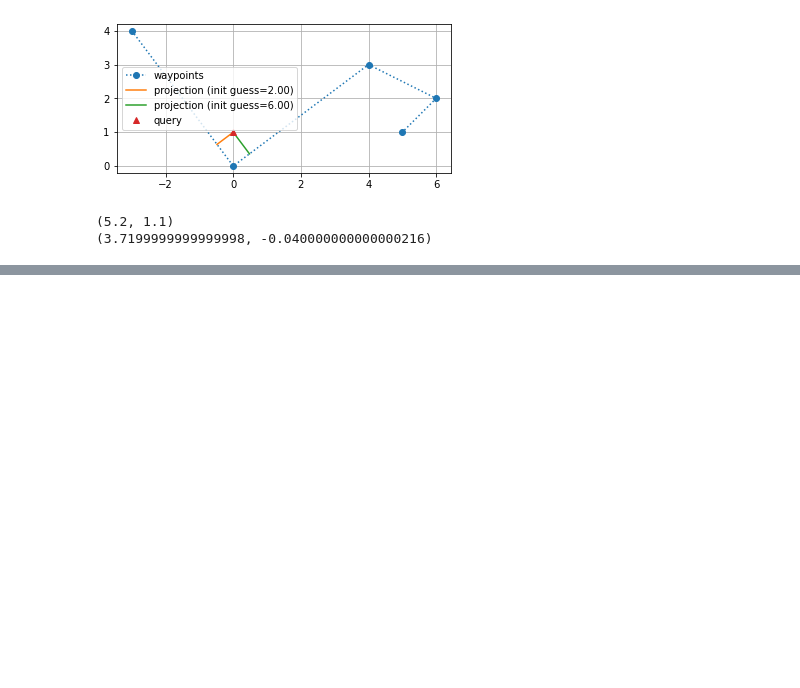
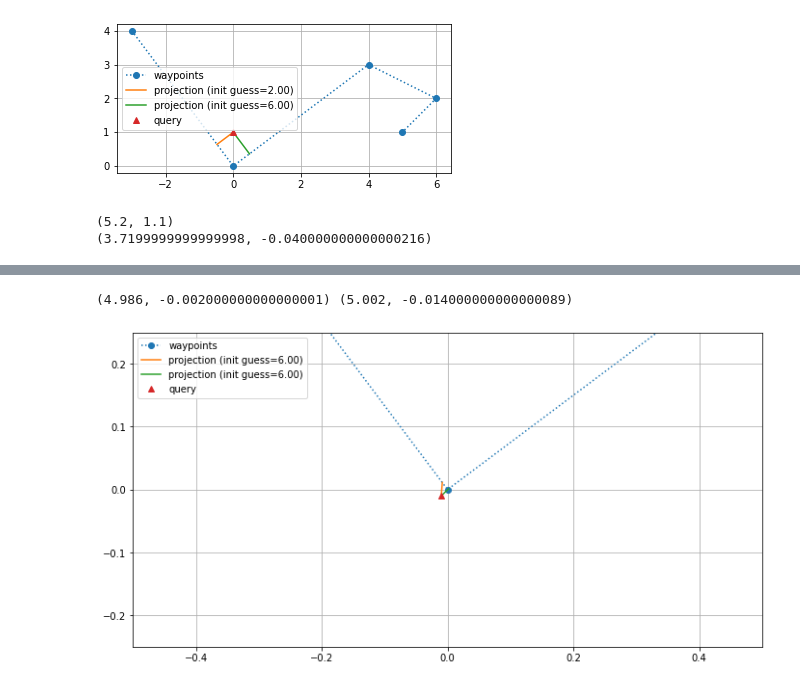
Before and after one commit to lkmuk/modular-mobile-robotics, a Jupyter notebook: examples/piecewise/dev_polyline.ipynb, the cells around one changed output, grey strips where cells are left out. Cells and saved outputs as stored; diff of their text form; code cells hidden in the pictures; blank space fills up the shorter version.

```diff
--- a/examples/piecewise/dev_polyline.ipynb
+++ b/examples/piecewise/dev_polyline.ipynb
@@ -190,0 +212,8 @@ print(mywaypoints.project(np.array([-0.8,1.0]),arclength_init_guess=6.0)) # abru
+# %%
+xy_query = np.array([-0.01,-0.01])
+init_guess = 6.0
+# the first solution (choose the left side solution)
+res1 = mywaypoints.project(xy_query,arclength_init_guess=init_guess, verbose=True, iter_max=3)
+print("-"*20)
+# the second solution (choose the right side solution)
+res2 = mywaypoints.project(xy_query,arclength_init_guess=init_guess, verbose=True, iter_max=4)
@@ -190,0 +229,13 @@ print(mywaypoints.project(np.array([-0.8,1.0]),arclength_init_guess=6.0)) # abru
+# %%
+print(res1,res2)
+# %% [output]
+(4.986, -0.002000000000000001) (5.002, -0.014000000000000089)
+# %%
+_, ax = plt.subplots(figsize=(12,6))
+viz_projection(mywaypoints,test_query_pt=xy_query,init_guess_list=[init_guess]*2, result_Frenet=np.vstack((res1,res2)),ax=ax)
+ax.set_aspect('equal', adjustable='box')
+ax.set_xlim([-0.5, 0.5])
+ax.set_ylim([-0.25,0.25])
+plt.show()
+# %% [output]
+[figure, added]
```
Also changed, not shown: parts of 4 cells of this notebook, 1 other file.
